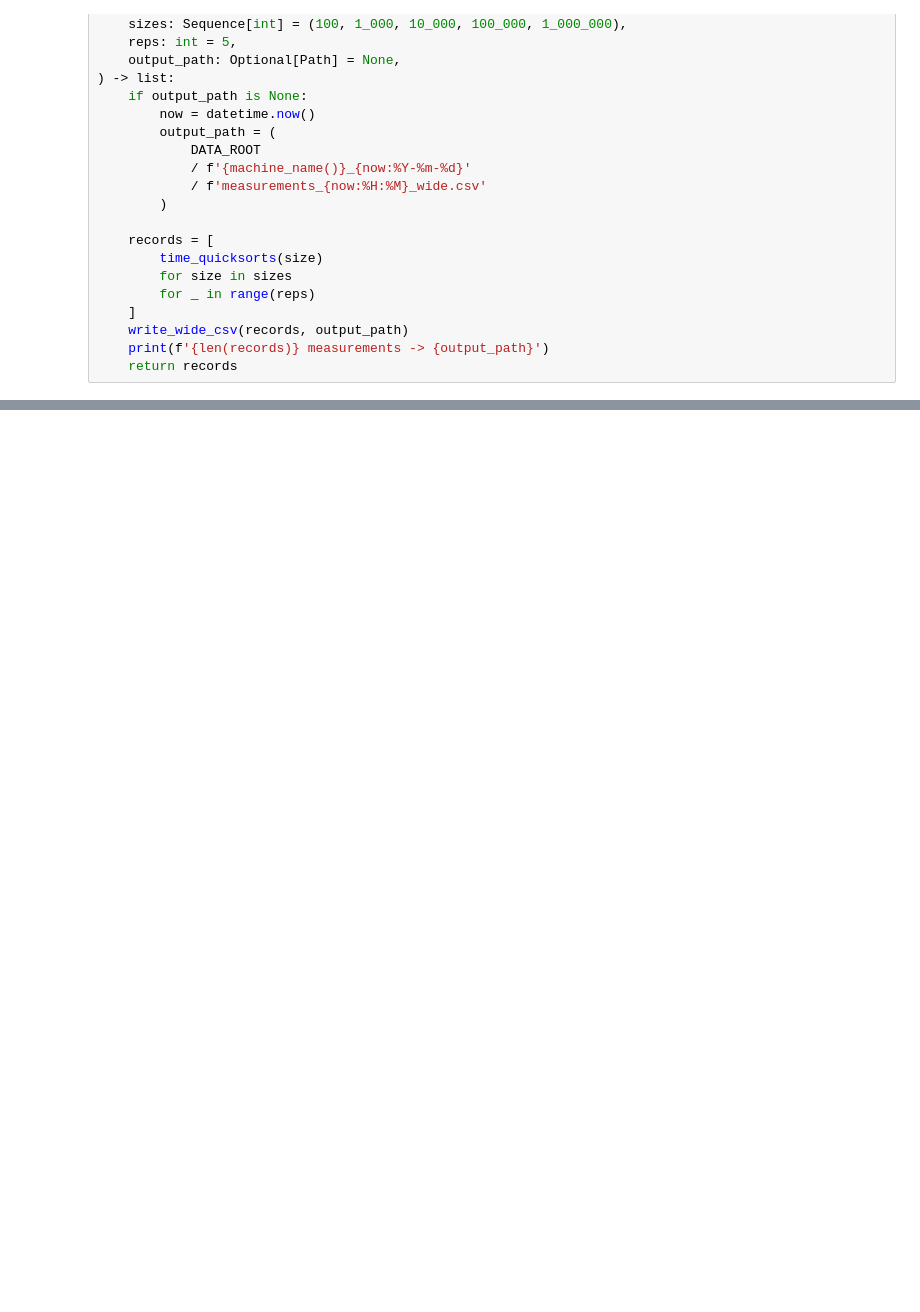
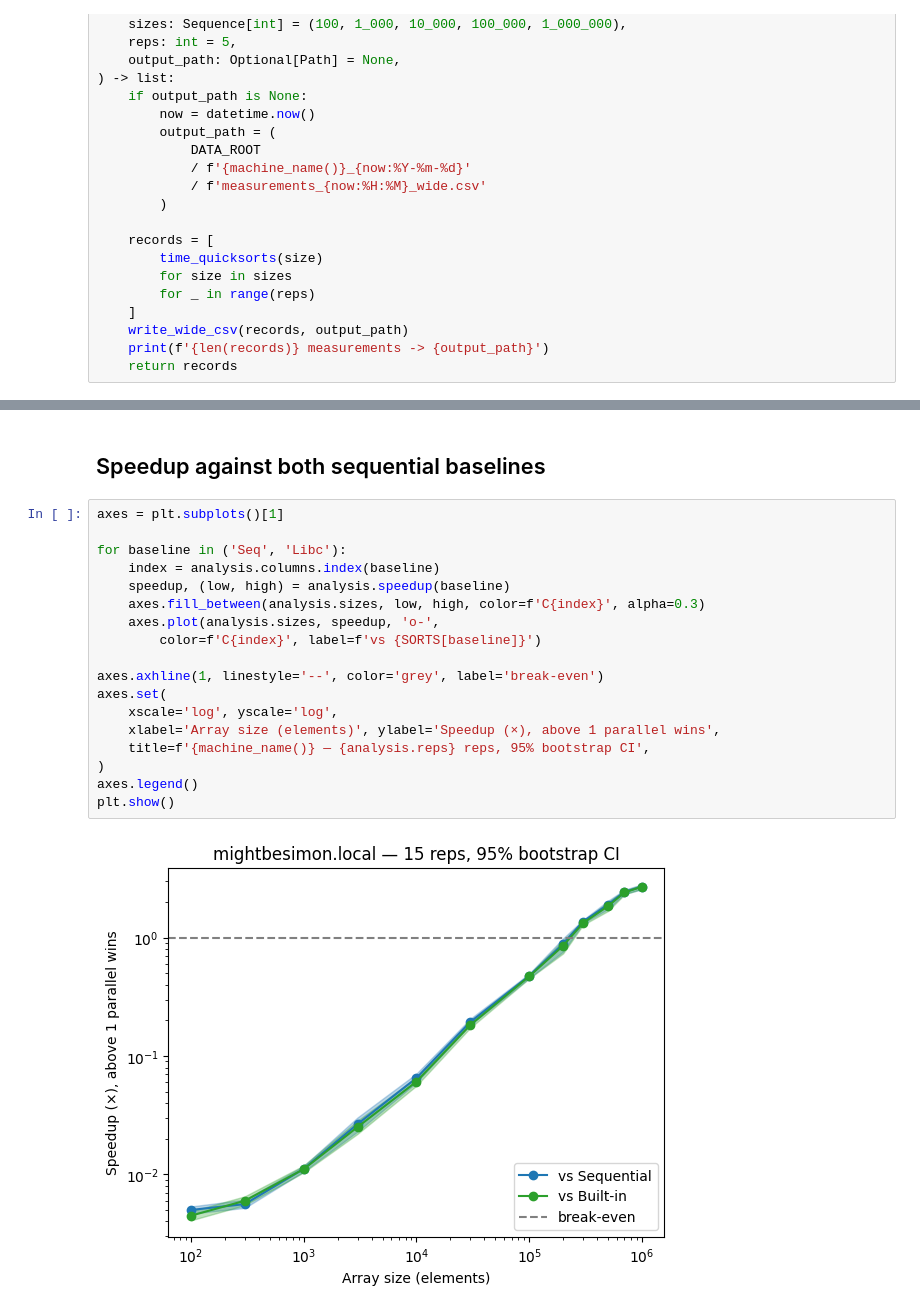
Before and after one commit to mightbesimon/M2R-ParallelQuicksort, a Jupyter notebook: journal.ipynb, the cells around one changed output, grey strips where cells are left out. Drawn from its saved outputs; the diff is of its cells as text; blank space fills up the shorter version.

```diff
--- a/journal.ipynb
+++ b/journal.ipynb
@@ -107,0 +213,22 @@ data
+# %% [markdown]
+## Speedup against both sequential baselines
+# %%
+axes = plt.subplots()[1]
+
+for baseline in ('Seq', 'Libc'):
+	index = analysis.columns.index(baseline)
+	speedup, (low, high) = analysis.speedup(baseline)
+	axes.fill_between(analysis.sizes, low, high, color=f'C{index}', alpha=0.3)
+	axes.plot(analysis.sizes, speedup, 'o-',
+		color=f'C{index}', label=f'vs {SORTS[baseline]}')
+
+axes.axhline(1, linestyle='--', color='grey', label='break-even')
+axes.set(
+	xscale='log', yscale='log',
+	xlabel='Array size (elements)', ylabel='Speedup (×), above 1 parallel wins',
+	title=f'{machine_name()} — {analysis.reps} reps, 95% bootstrap CI',
+)
+axes.legend()
+plt.show()
+# %% [output]
+[figure, added]
```
Also changed, not shown: parts of 13 cells of this notebook, 9 other files.
